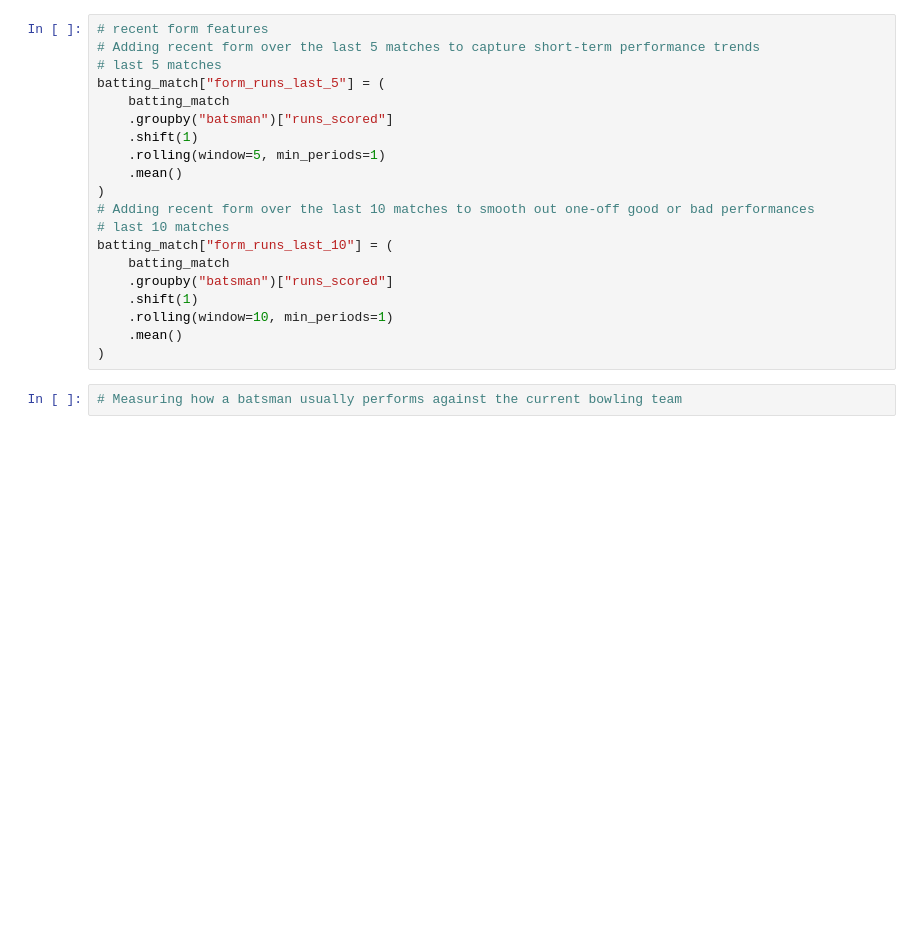
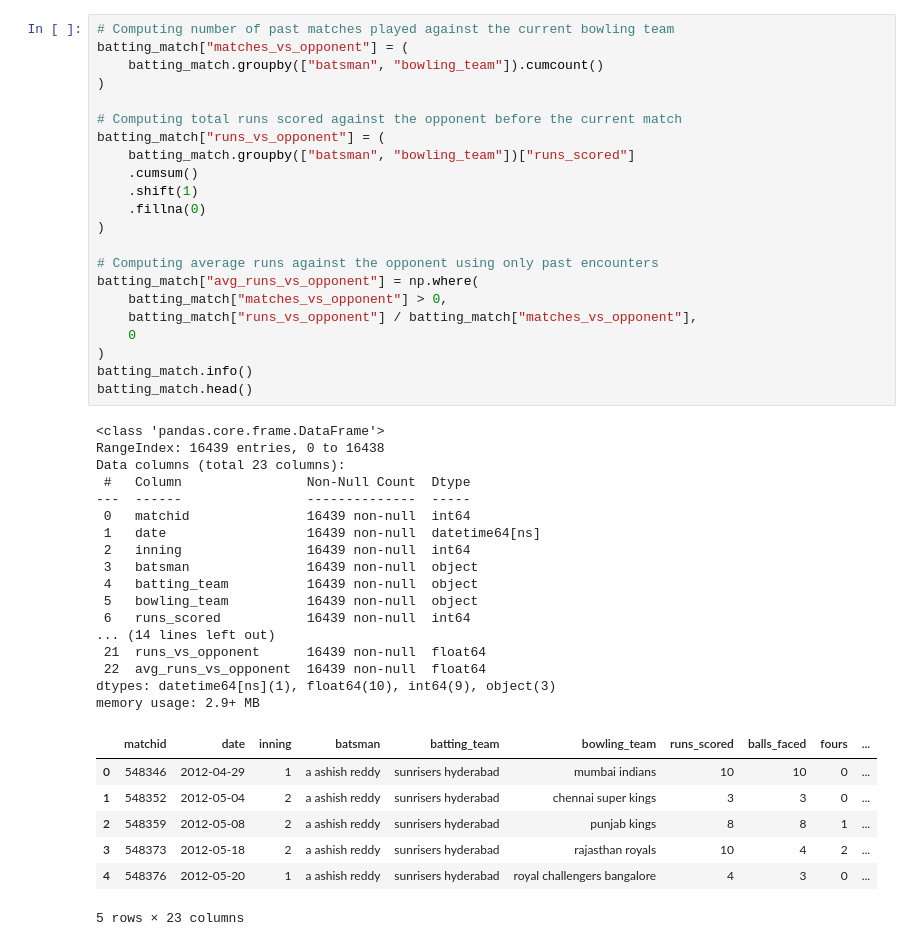
Before and after one commit to mentor-pranaya/Cricket-Player-Performance-Prediction, a Jupyter notebook: feature_engineering.ipynb, the cells around one changed output. Saved outputs shown, nothing was run; the diff lists cells and outputs as text; blank space fills up the shorter version.

```diff
--- a/feature_engineering.ipynb
+++ b/feature_engineering.ipynb
@@ -198,23 +180,48 @@ memory usage: 1.8+ MB
 # %%
-# recent form features
-# Adding recent form over the last 5 matches to capture short-term performance trends
-# last 5 matches
-batting_match["form_runs_last_5"] = (
-    batting_match
-    .groupby("batsman")["runs_scored"]
+# Computing number of past matches played against the current bowling team
+batting_match["matches_vs_opponent"] = (
+    batting_match.groupby(["batsman", "bowling_team"]).cumcount()
+)
+
+# Computing total runs scored against the opponent before the current match
+batting_match["runs_vs_opponent"] = (
+    batting_match.groupby(["batsman", "bowling_team"])["runs_scored"]
+    .cumsum()
     .shift(1)
-    .rolling(window=5, min_periods=1)
-    .mean()
+    .fillna(0)
 )
-# Adding recent form over the last 10 matches to smooth out one-off good or bad performances
-# last 10 matches
-batting_match["form_runs_last_10"] = (
-    batting_match
-    .groupby("batsman")["runs_scored"]
-    .shift(1)
-    .rolling(window=10, min_periods=1)
-    .mean()
+
+# Computing average runs against the opponent using only past encounters
+batting_match["avg_runs_vs_opponent"] = np.where(
+    batting_match["matches_vs_opponent"] > 0,
+    batting_match["runs_vs_opponent"] / batting_match["matches_vs_opponent"],
+    0
 )
+batting_match.info()
+batting_match.head()
+# %% [output]
+<class 'pandas.core.frame.DataFrame'>
+RangeIndex: 16439 entries, 0 to 16438
+Data columns (total 23 columns):
+ #   Column                Non-Null Count  Dtype
+---  ------                --------------  -----
+ 0   matchid               16439 non-null  int64
+ 1   date                  16439 non-null  datetime64[ns]
+ 2   inning                16439 non-null  int64
+ 3   batsman               16439 non-null  object
+ 4   batting_team          16439 non-null  object
+ 5   bowling_team          16439 non-null  object
+ 6   runs_scored           16439 non-null  int64
+... (14 lines left out)
+ 21  runs_vs_opponent      16439 non-null  float64
+ 22  avg_runs_vs_opponent  16439 non-null  float64
+dtypes: datetime64[ns](1), float64(10), int64(9), object(3)
+memory usage: 2.9+ MB
+|  | matchid | date | inning | batsman | batting_team | bowling_team | runs_scored | balls_faced | fours | ... |
+| 0 | 548346 | 2012-04-29 | 1 | a ashish reddy | sunrisers hyderabad | mumbai indians | 10 | 10 | 0 | ... |
+| 1 | 548352 | 2012-05-04 | 2 | a ashish reddy | sunrisers hyderabad | chennai super kings | 3 | 3 | 0 | ... |
+| 2 | 548359 | 2012-05-08 | 2 | a ashish reddy | sunrisers hyderabad | punjab kings | 8 | 8 | 1 | ... |
+| 3 | 548373 | 2012-05-18 | 2 | a ashish reddy | sunrisers hyderabad | rajasthan royals | 10 | 4 | 2 | ... |
+| 4 | 548376 | 2012-05-20 | 1 | a ashish reddy | sunrisers hyderabad | royal challengers bangalore | 4 | 3 | 0 | ... |
+5 rows × 23 columns
-# %%
-# Measuring how a batsman usually performs against the current bowling team
 # %%
```
Also changed, not shown: parts of 19 cells of this notebook, 2 other files.
